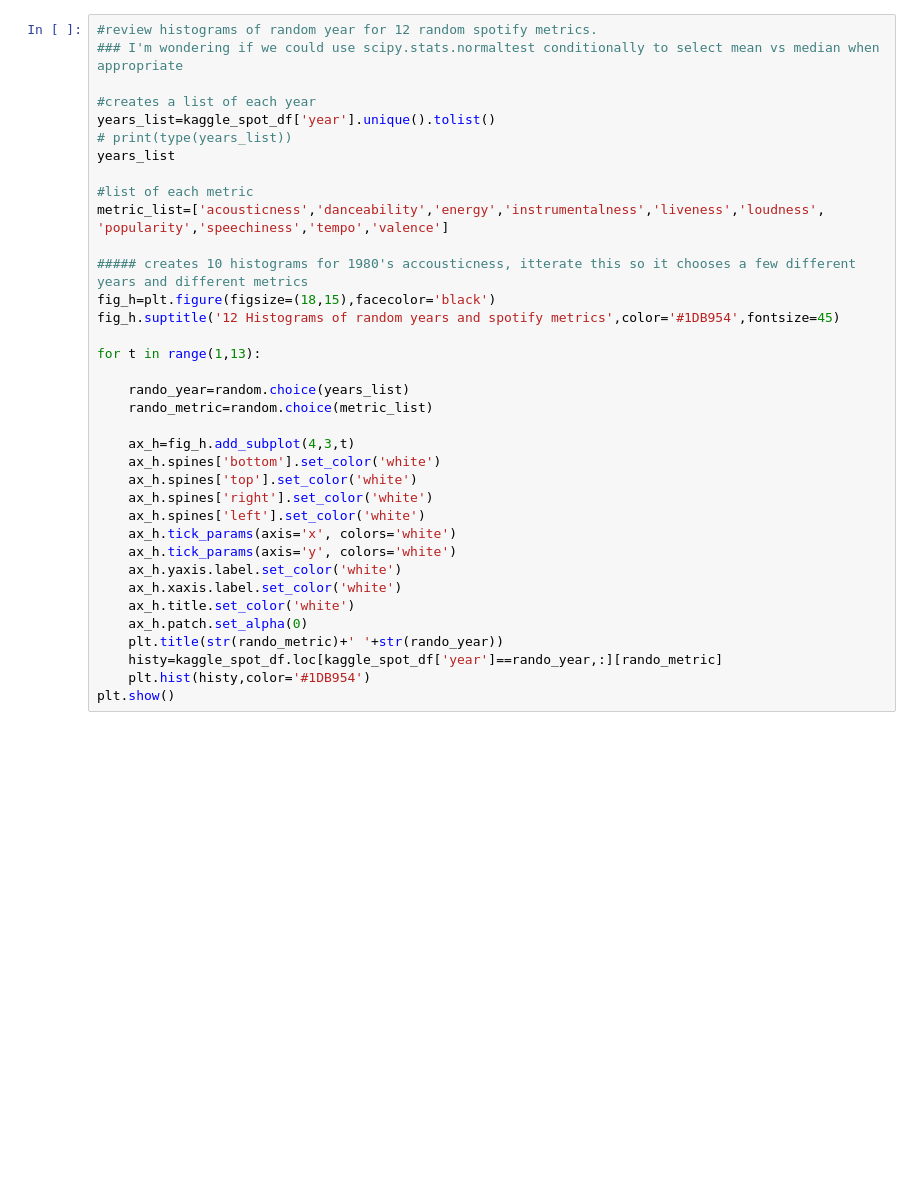
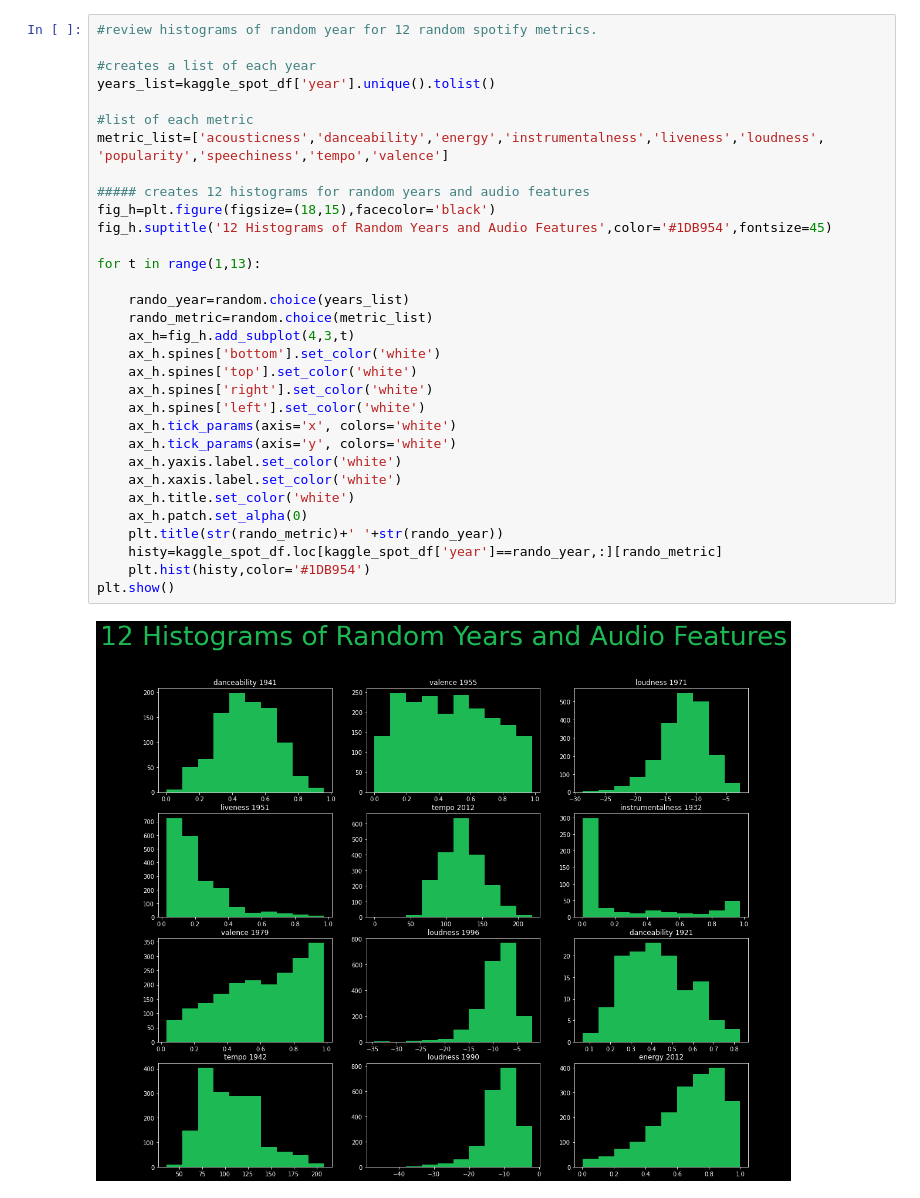
Before and after one commit to JoeKell/SpotifySongAnalysisProject, a Jupyter notebook: metrics_over_time.ipynb, the cells around one changed output. Saved outputs shown, nothing was run; the diff lists cells and outputs as text; blank space fills up the shorter version.

```diff
--- a/metrics_over_time.ipynb
+++ b/metrics_over_time.ipynb
@@ -12,36 +22,34 @@ kaggle_spot_df.head()
 # %%
 #review histograms of random year for 12 random spotify metrics.
-### I'm wondering if we could use scipy.stats.normaltest conditionally to select mean vs median when appropriate
 
 #creates a list of each year
 years_list=kaggle_spot_df['year'].unique().tolist()
-# print(type(years_list))
-years_list
 
 #list of each metric
 metric_list=['acousticness','danceability','energy','instrumentalness','liveness','loudness', 'popularity','speechiness','tempo','valence']
 
-##### creates 10 histograms for 1980's accousticness, itterate this so it chooses a few different years and different metrics
+##### creates 12 histograms for random years and audio features
 fig_h=plt.figure(figsize=(18,15),facecolor='black')
-fig_h.suptitle('12 Histograms of random years and spotify metrics',color='#1DB954',fontsize=45)
+fig_h.suptitle('12 Histograms of Random Years and Audio Features',color='#1DB954',fontsize=45)
 
 for t in range(1,13):
 
     rando_year=random.choice(years_list)
     rando_metric=random.choice(metric_list)
-
     ax_h=fig_h.add_subplot(4,3,t)
     ax_h.spines['bottom'].set_color('white')
     ax_h.spines['top'].set_color('white')
     ax_h.spines['right'].set_color('white')
     ax_h.spines['left'].set_color('white')
     ax_h.tick_params(axis='x', colors='white')
     ax_h.tick_params(axis='y', colors='white')
     ax_h.yaxis.label.set_color('white')
     ax_h.xaxis.label.set_color('white')
     ax_h.title.set_color('white')
     ax_h.patch.set_alpha(0)
     plt.title(str(rando_metric)+' '+str(rando_year))
     histy=kaggle_spot_df.loc[kaggle_spot_df['year']==rando_year,:][rando_metric]
     plt.hist(histy,color='#1DB954')
 plt.show()
+# %% [output]
+[figure, added]
```
Also changed, not shown: parts of 5 cells of this notebook, 1 other file.
